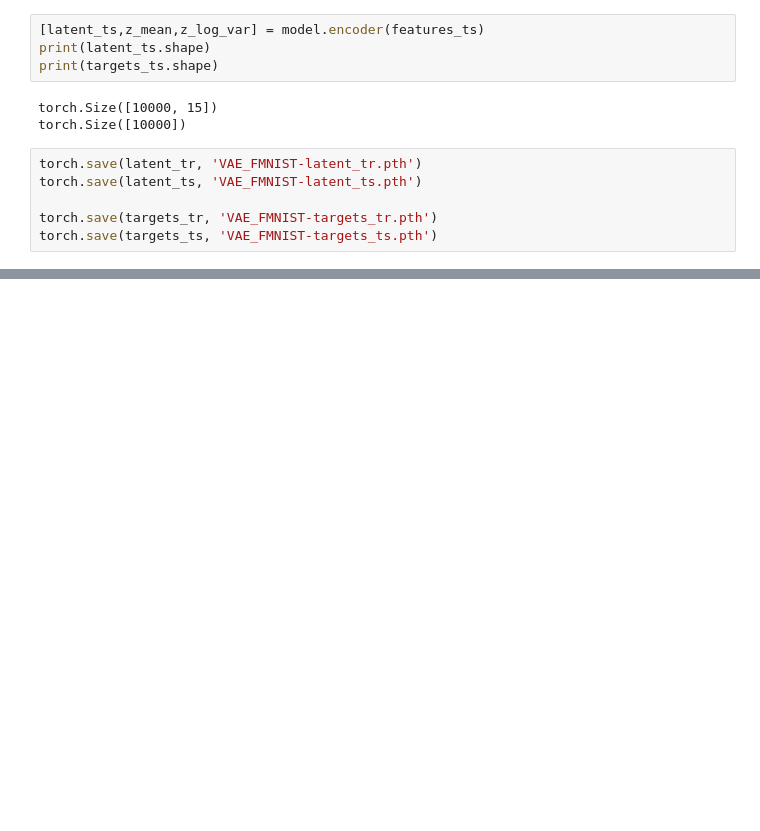
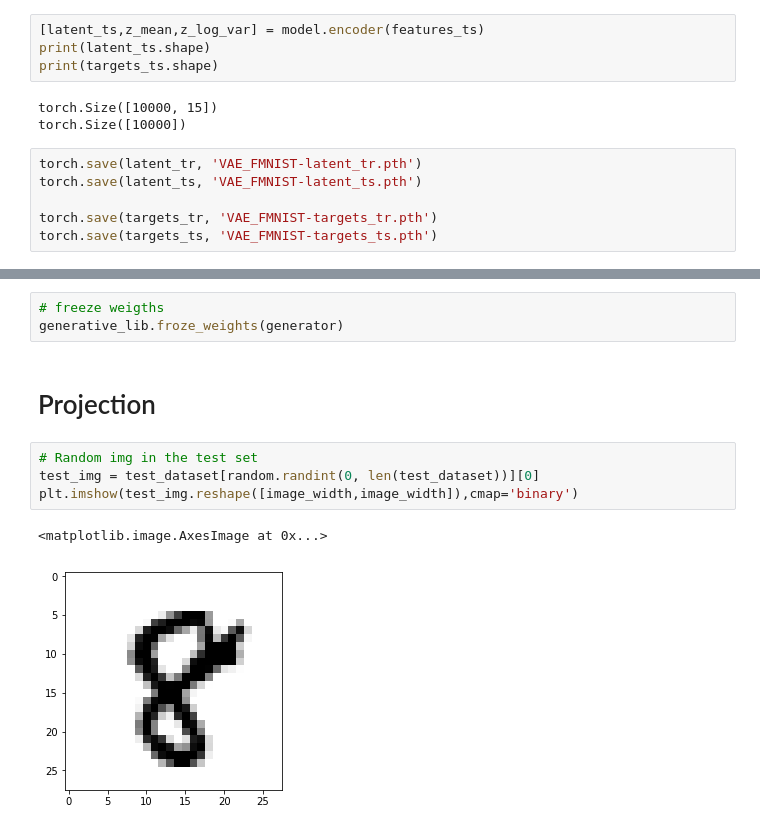
Before and after one commit to jojo05coco/CS6140-LatentClassify, a Jupyter notebook: ipython notebooks/VarAutoencoder-MNIST.ipynb, the cells around one changed output, grey strips where cells are left out. Cells and saved outputs as stored; diff of their text form; blank space fills up the shorter version.

Commit message:
Projection-step

```diff
--- a/ipython notebooks/VarAutoencoder-MNIST.ipynb
+++ b/ipython notebooks/VarAutoencoder-MNIST.ipynb
@@ -239,0 +244,12 @@ torch.save(targets_ts, 'VAE_FMNIST-targets_ts.pth')
+# %%
+# freeze weigths
+generative_lib.froze_weights(generator)
+# %% [markdown]
+# Projection
+# %%
+# Random img in the test set
+test_img = test_dataset[random.randint(0, len(test_dataset))][0]
+plt.imshow(test_img.reshape([image_width,image_width]),cmap='binary')
+# %% [output]
+<matplotlib.image.AxesImage at 0x...>
+[figure, added]
```
Also changed, not shown: parts of 13 cells of this notebook, 20 other files.
